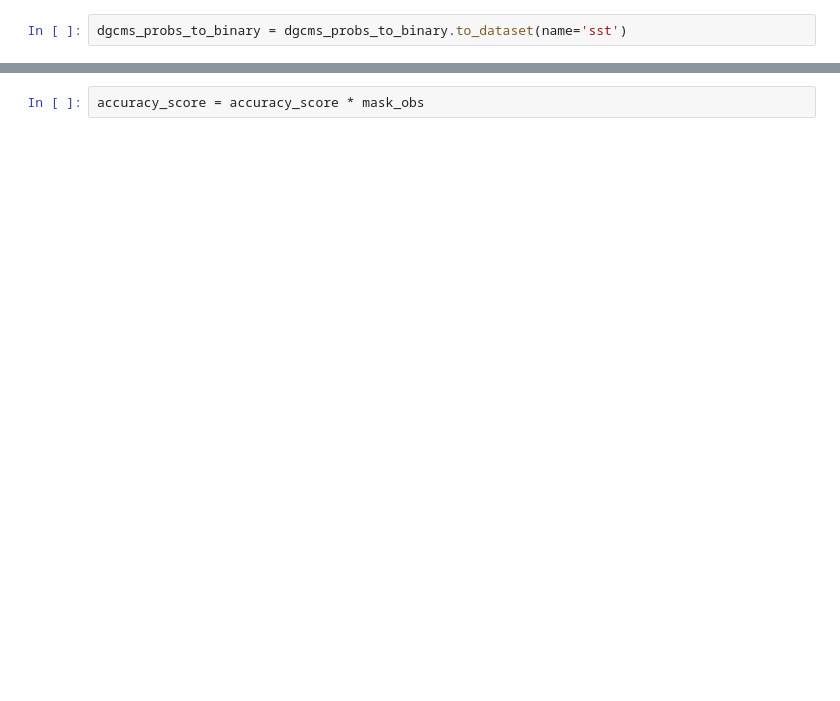
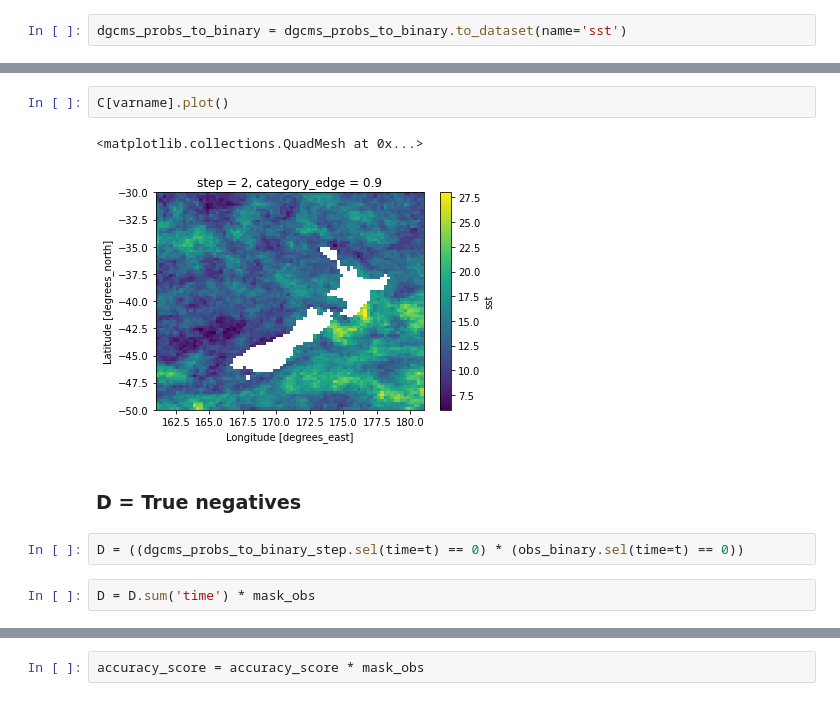
Before and after one commit to nicolasfauchereau/SST_forecasting, a Jupyter notebook: notebooks/verification_probabilistic_sst_allGCMs.ipynb, the cells around one changed output, grey strips where cells are left out. Cells and saved outputs as stored; diff of their text form; blank space fills up the shorter version.

```diff
--- a/notebooks/verification_probabilistic_sst_allGCMs.ipynb
+++ b/notebooks/verification_probabilistic_sst_allGCMs.ipynb
@@ -444,0 +477,11 @@ t, t = xr.align(obs_binary.time, ess.time)
+# %%
+C[varname].plot()
+# %% [output]
+<matplotlib.collections.QuadMesh at 0x...>
+[figure, added]
+# %% [markdown]
+### D = True negatives
+# %%
+D = ((dgcms_probs_to_binary_step.sel(time=t) == 0) * (obs_binary.sel(time=t) == 0))
+# %%
+D = D.sum('time') * mask_obs
```
Also changed, not shown: parts of 54 cells of this notebook.
